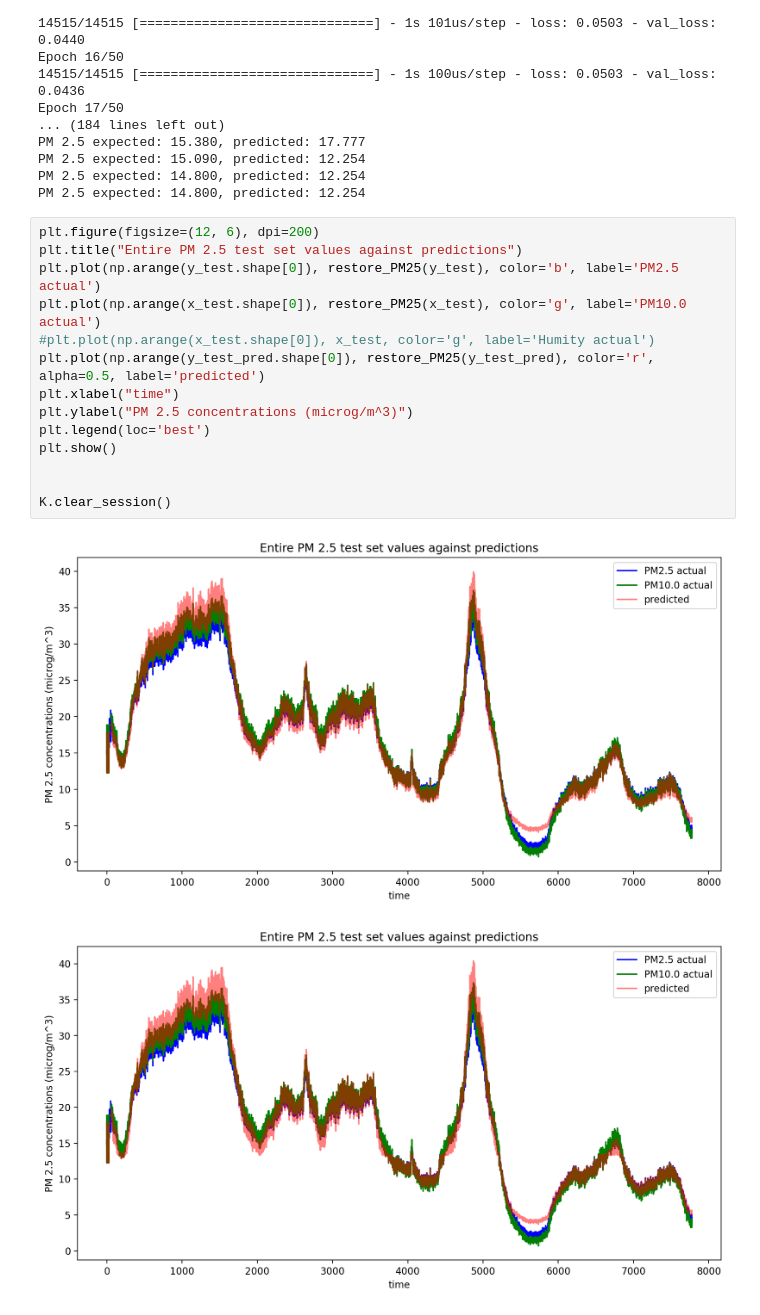
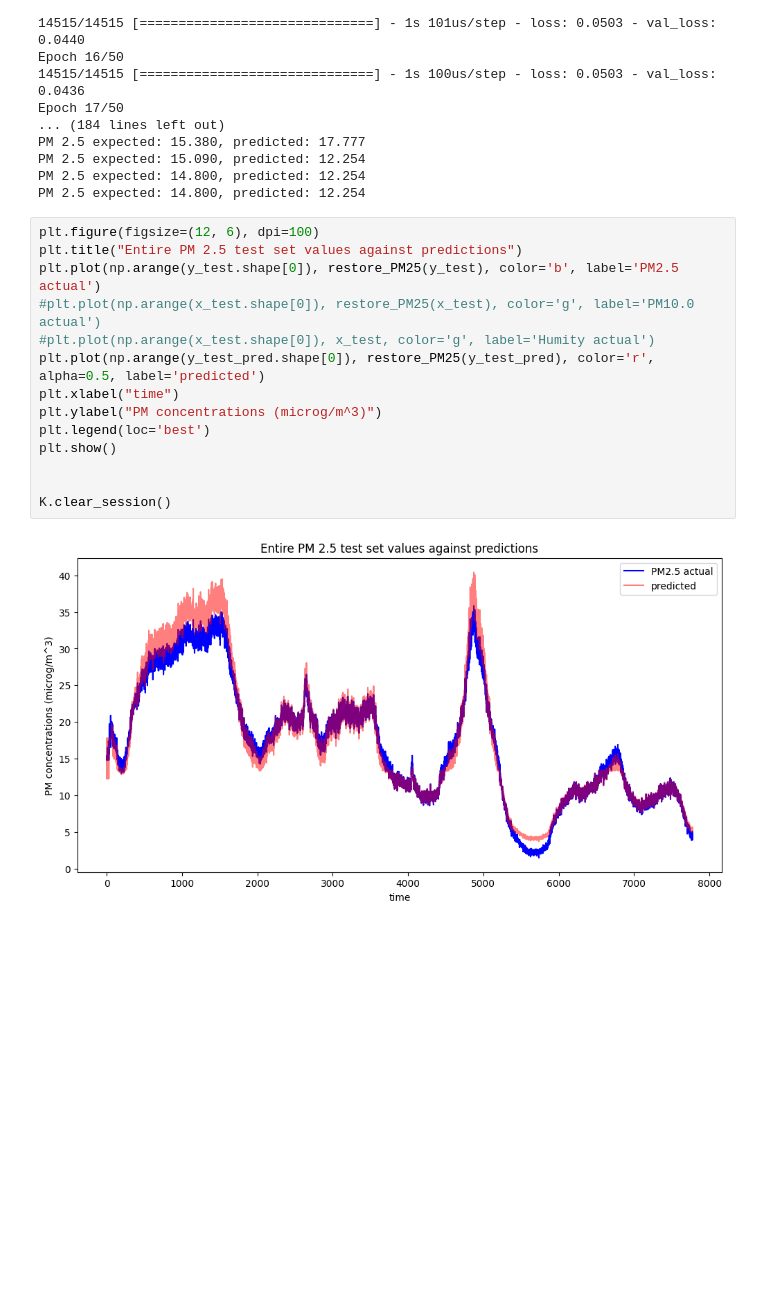
Before and after one commit to iceman67/-Python, a Jupyter notebook: PM25_Regression.ipynb, the cells around one changed output. Saved outputs shown, nothing was run; the diff lists cells and outputs as text; blank space fills up the shorter version.

```diff
--- a/PM25_Regression.ipynb
+++ b/PM25_Regression.ipynb
@@ -160,22 +160,21 @@ PM 2.5 expected: 15.090, predicted: 12.254
 PM 2.5 expected: 14.800, predicted: 12.254
 PM 2.5 expected: 14.800, predicted: 12.254
 # %%
-plt.figure(figsize=(12, 6), dpi=200)
+plt.figure(figsize=(12, 6), dpi=100)
 plt.title("Entire PM 2.5 test set values against predictions")
 plt.plot(np.arange(y_test.shape[0]), restore_PM25(y_test), color='b', label='PM2.5 actual')
-plt.plot(np.arange(x_test.shape[0]), restore_PM25(x_test), color='g', label='PM10.0 actual')
+#plt.plot(np.arange(x_test.shape[0]), restore_PM25(x_test), color='g', label='PM10.0 actual')
 #plt.plot(np.arange(x_test.shape[0]), x_test, color='g', label='Humity actual')
 plt.plot(np.arange(y_test_pred.shape[0]), restore_PM25(y_test_pred), color='r', alpha=0.5, label='predicted')
 plt.xlabel("time")
-plt.ylabel("PM 2.5 concentrations (microg/m^3)")
+plt.ylabel("PM concentrations (microg/m^3)")
 plt.legend(loc='best')
 plt.show()
 
 
 K.clear_session()
 # %% [output]
-[figure, old version]
+[figure, new version]
-[figure, removed]
 # %%
 plt.figure(figsize=(12, 6), dpi=100)
 plt.title("Entire PM2.5 test set values against predictions")
```
Also changed, not shown: parts of 1 cell of this notebook.
